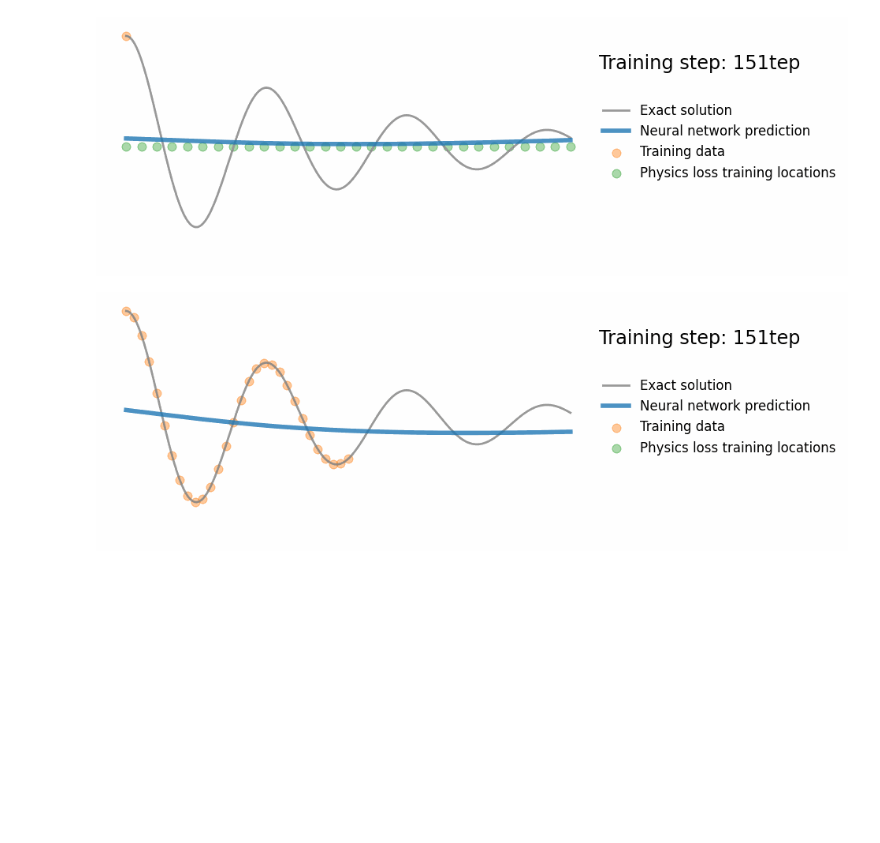
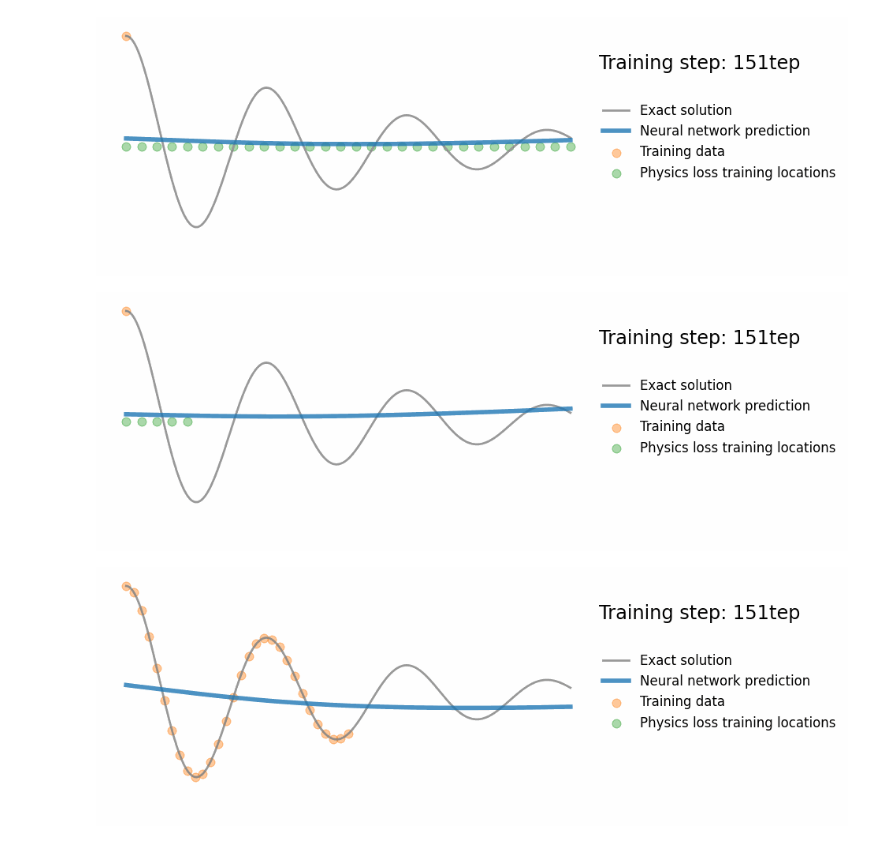
Before and after one commit to ysau/PIML, a Jupyter notebook: one_dimensional_harmonics_oscillator_forward_problem.ipynb, the cells around one changed output. Saved outputs shown, nothing was run; the diff lists cells and outputs as text; code cells hidden in the pictures; blank space fills up the shorter version.

Commit message:
Added scheduled training

```diff
--- a/one_dimensional_harmonics_oscillator_forward_problem.ipynb
+++ b/one_dimensional_harmonics_oscillator_forward_problem.ipynb
@@ -47,7 +47,7 @@ X_MIN = 0
 X_MAX = 1
 # Training constants
 NUM_TRAIN_POINTS = 30
-NUM_TRAIN_STEPS = 5000
+NUM_TRAIN_STEPS = 40000
 LEARNING_RATE = 1e-4
 PHYSICS_SCLAE = 1e-4
 LOG_EVERY = 150
@@ -130,7 +130,7 @@ class TrainType(Enum):
     DATA = auto()
     PHYSICS = auto()
 
-def train(delta, w0, num_train_points, num_train_steps, train_type):
+def train(delta, w0, num_train_points, num_train_steps, train_type, is_scheduled_training=False):
   if train_type is TrainType.PHYSICS:
     # Using the first train point as boundary conditions
     x_train, y_train = generate_train_data(delta, w0, num_points=1, x_min=X_MIN, x_max=X_MAX / 2)
@@ -156,6 +156,8 @@ def train(delta, w0, num_train_points, num_train_steps, train_type):
   plot_files = []
 
   for step in range(1, num_train_steps + 1):
+    if is_scheduled_training:
+      num_train_points = 5 + step // 2000
     optimizer.zero_grad()
 
     if train_type is TrainType.PHYSICS or train_type is TrainType.ALL:
@@ -167,9 +169,13 @@ def train(delta, w0, num_train_points, num_train_steps, train_type):
 
     if train_type is TrainType.PHYSICS or train_type is TrainType.ALL:
       # compute the "physics loss"
-      y_hat_phys = model(x_physics)
-      dy_dx_phys  = torch.autograd.grad(y_hat_phys.sum(), x_physics, create_graph=True)[0]
-      d2y_d2x_phys = torch.autograd.grad(dy_dx_phys.sum(),  x_physics,  create_graph=True)[0]
+      if is_scheduled_training:
+        x_physics_selected = x_physics[:num_train_points]
+      else:
+        x_physics_selected = x_physics
+      y_hat_phys = model(x_physics_selected)
+      dy_dx_phys  = torch.autograd.grad(y_hat_phys.sum(), x_physics_selected, create_graph=True)[0]
+      d2y_d2x_phys = torch.autograd.grad(dy_dx_phys.sum(),  x_physics_selected,  create_graph=True)[0]
       mu, k = 2 * delta, w0**2
       residual = d2y_d2x_phys + mu * dy_dx_phys + k * y_hat_phys
       physics_loss = PHYSICS_SCLAE * residual.pow(2).mean()
@@ -203,7 +209,7 @@ def train(delta, w0, num_train_points, num_train_steps, train_type):
           else:
             plot_title = "Physics + Data Loss"
             fname = f"pinn_physics_data_{step:08d}.png"
-          plot_result(x_ref,y_ref,x_train.detach()[:num_train_points],y_train.detach()[:num_train_points], y_hat_ref.detach(), x_physics.detach(), step,
+          plot_result(x_ref,y_ref,x_train.detach()[:num_train_points],y_train.detach()[:num_train_points], y_hat_ref.detach(), x_physics.detach()[:num_train_points], step,
                       title=plot_title)
           plt.savefig(fname, bbox_inches='tight', pad_inches=0.1, dpi=100, facecolor="white")
           plot_files.append(fname)
@@ -241,6 +247,11 @@ check_gpu()
 train(DELTA, W0, NUM_TRAIN_POINTS, NUM_TRAIN_STEPS, TrainType.PHYSICS)
 # %% [output]
 [figure]
+# %%
+#@title Scheduled Training
+train(DELTA, W0, NUM_TRAIN_POINTS, NUM_TRAIN_STEPS, TrainType.PHYSICS, is_scheduled_training=True)
+# %% [output]
+[figure, added]
 # %%
 #@title Training using Data Loss Only
 train(DELTA, W0, NUM_TRAIN_POINTS, NUM_TRAIN_STEPS, TrainType.DATA)
```
